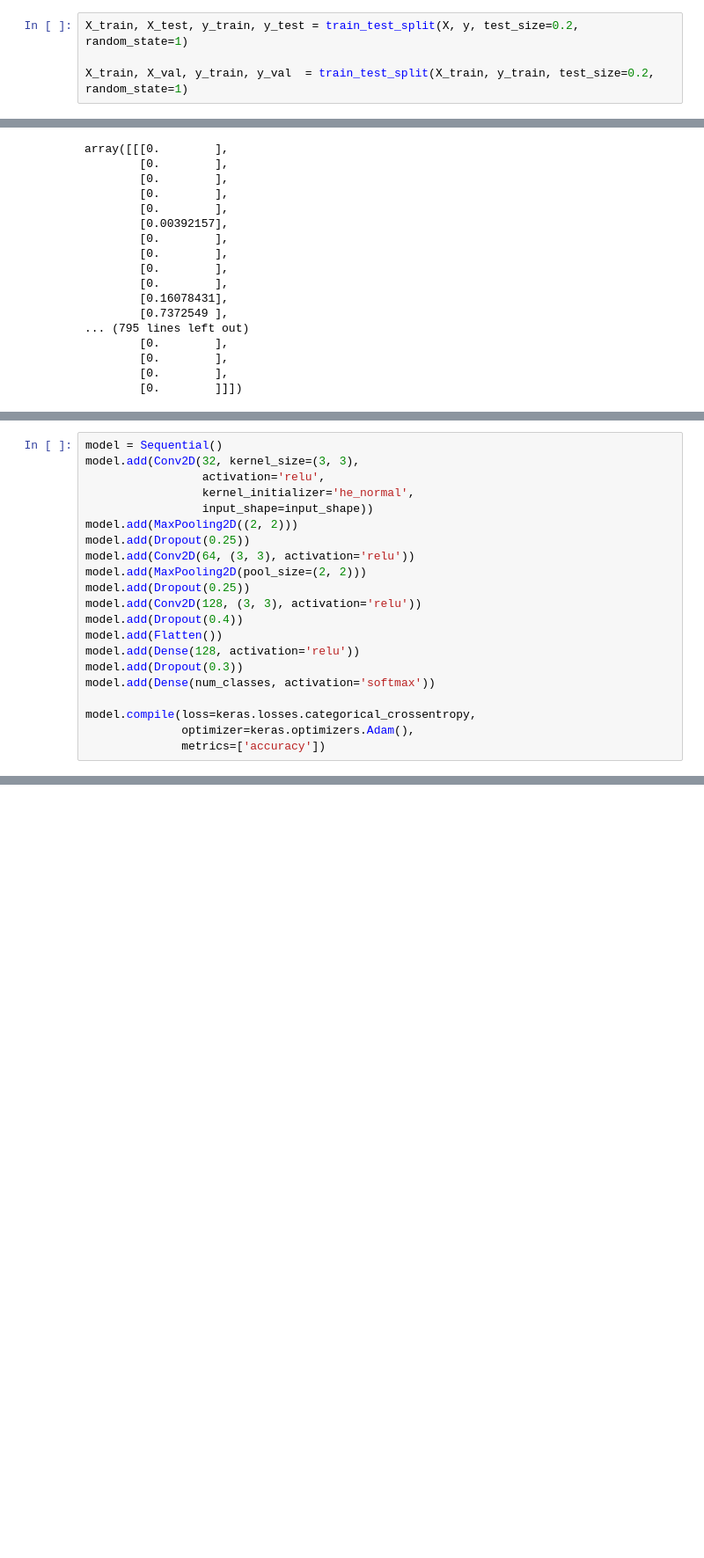
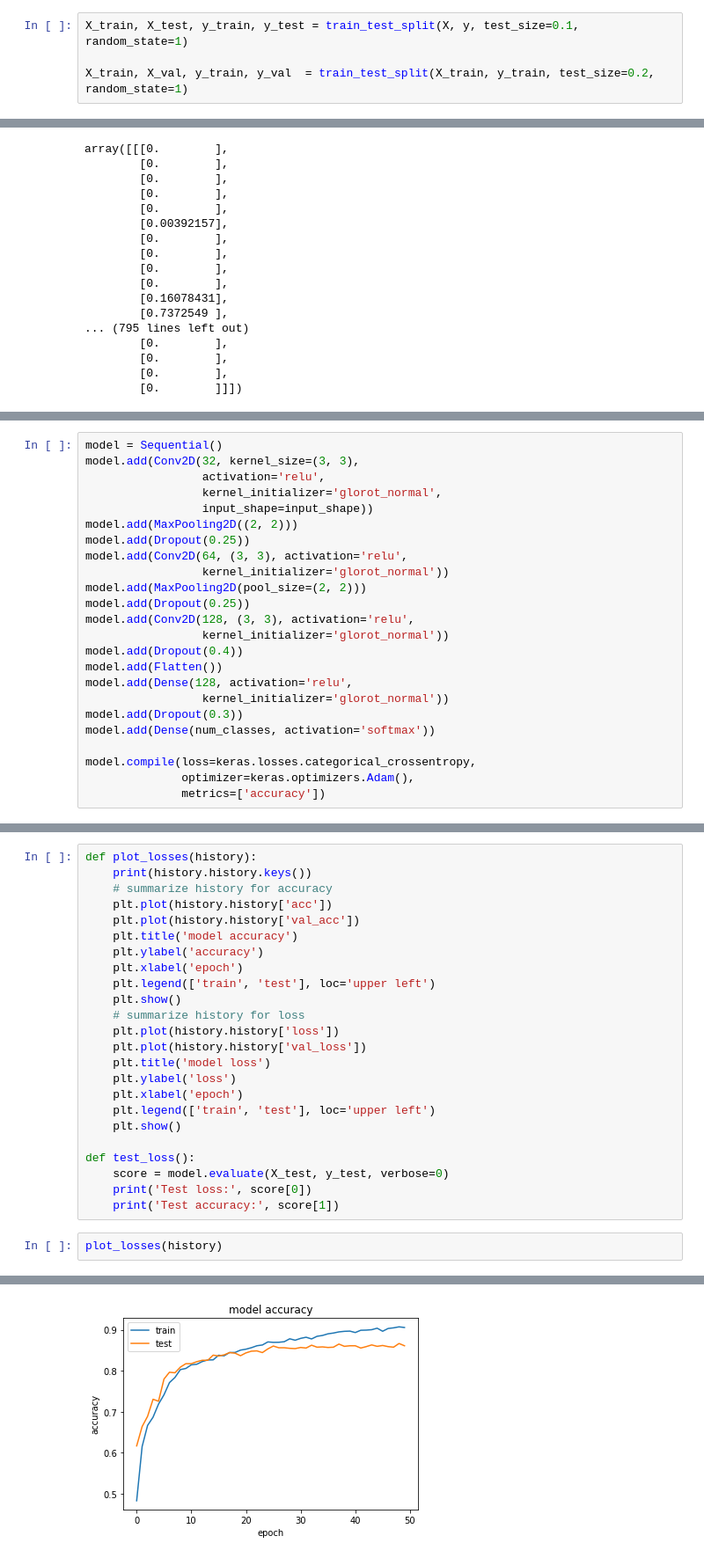
Before and after one commit to ajitJJadhav/root, a Jupyter notebook: CV_problem/CV_problem.ipynb, the cells around one changed output, grey strips where cells are left out. Shown: that part at 88% size. Saved outputs shown, nothing was run; the diff lists cells and outputs as text; blank space fills up the shorter version.

Commit message:
CV Model possibilities

```diff
--- a/CV_problem/CV_problem.ipynb
+++ b/CV_problem/CV_problem.ipynb
@@ -90,7 +92,7 @@ print(y)
  [0. 0. 0. 1.]
  [0. 0. 0. 1.]]
 # %%
-X_train, X_test, y_train, y_test = train_test_split(X, y, test_size=0.2, random_state=1)
+X_train, X_test, y_train, y_test = train_test_split(X, y, test_size=0.1, random_state=1)
 
 X_train, X_val, y_train, y_val  = train_test_split(X_train, y_train, test_size=0.2, random_state=1)
 # %%
@@ -123,17 +126,20 @@ array([[[0.        ],
 model = Sequential()
 model.add(Conv2D(32, kernel_size=(3, 3),
                  activation='relu',
-                 kernel_initializer='he_normal',
+                 kernel_initializer='glorot_normal',
                  input_shape=input_shape))
 model.add(MaxPooling2D((2, 2)))
 model.add(Dropout(0.25))
-model.add(Conv2D(64, (3, 3), activation='relu'))
+model.add(Conv2D(64, (3, 3), activation='relu',
+                 kernel_initializer='glorot_normal'))
 model.add(MaxPooling2D(pool_size=(2, 2)))
 model.add(Dropout(0.25))
-model.add(Conv2D(128, (3, 3), activation='relu'))
+model.add(Conv2D(128, (3, 3), activation='relu',
+                 kernel_initializer='glorot_normal'))
 model.add(Dropout(0.4))
 model.add(Flatten())
-model.add(Dense(128, activation='relu'))
+model.add(Dense(128, activation='relu',
+                 kernel_initializer='glorot_normal'))
 model.add(Dropout(0.3))
 model.add(Dense(num_classes, activation='softmax'))
 
@@ -199,0 +193,27 @@ train_datagen.fit(X_train)
+# %%
+def plot_losses(history):
+    print(history.history.keys())
+    # summarize history for accuracy
+    plt.plot(history.history['acc'])
+    plt.plot(history.history['val_acc'])
+    plt.title('model accuracy')
+    plt.ylabel('accuracy')
+    plt.xlabel('epoch')
+    plt.legend(['train', 'test'], loc='upper left')
+    plt.show()
+    # summarize history for loss
+    plt.plot(history.history['loss'])
+    plt.plot(history.history['val_loss'])
+    plt.title('model loss')
+    plt.ylabel('loss')
+    plt.xlabel('epoch')
+    plt.legend(['train', 'test'], loc='upper left')
+    plt.show()
+
+def test_loss():
+    score = model.evaluate(X_test, y_test, verbose=0)
+    print('Test loss:', score[0])
+    print('Test accuracy:', score[1])
+# %%
+plot_losses(history)
+# %% [output]
@@ -199,0 +221 @@ train_datagen.fit(X_train)
+[figure, added]
```
Also changed, not shown: parts of 43 cells of this notebook, 3 other files.
